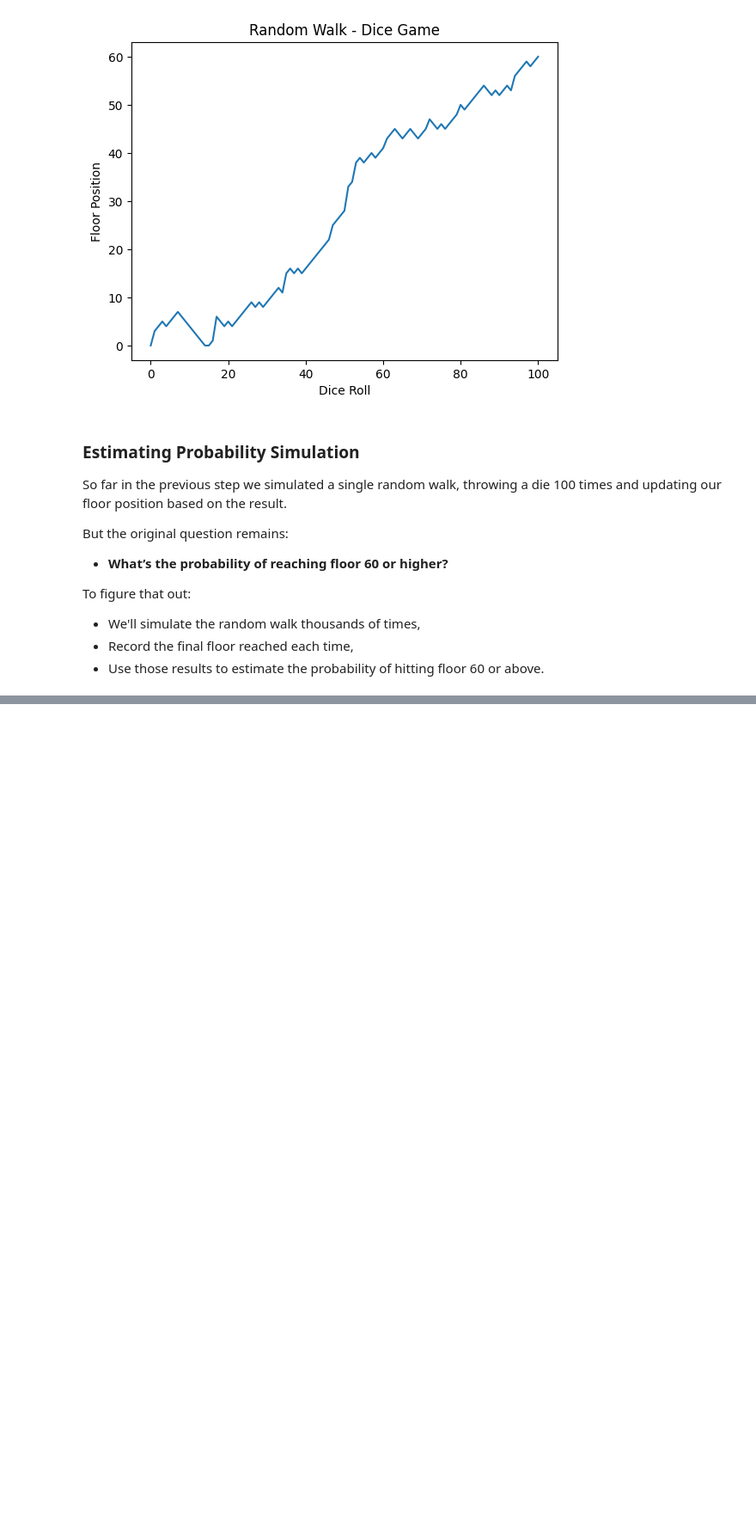
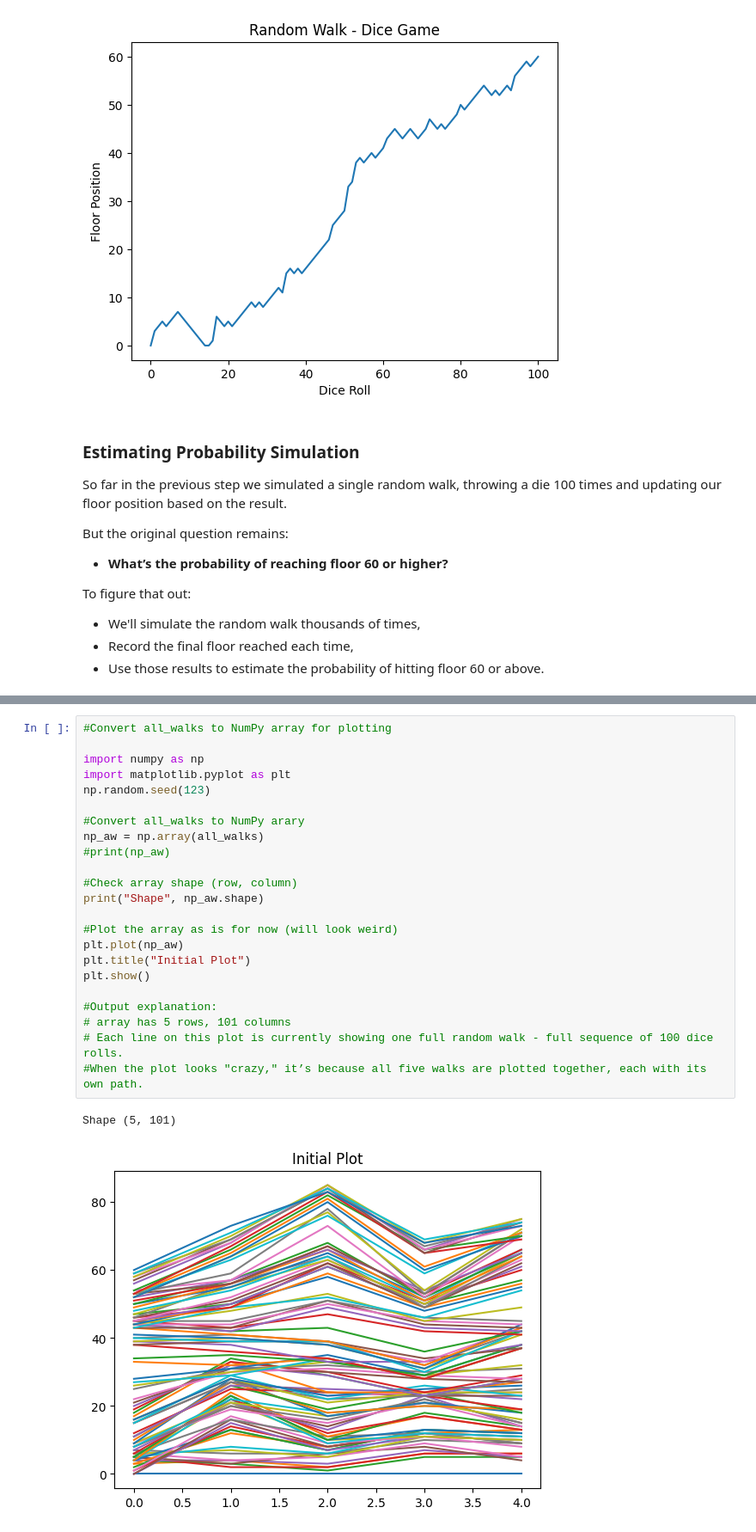
Before and after one commit to missyalienn/datacamp-python-notes, a Jupyter notebook: ch5_casestudy/case_study.ipynb, the cells around one changed output, grey strips where cells are left out. Shown at 86% size. Cells and saved outputs as stored; diff of their text form; blank space fills up the shorter version.

Commit message:
add code, notes, plots to simulate multiple random walks

```diff
--- a/ch5_casestudy/case_study.ipynb
+++ b/ch5_casestudy/case_study.ipynb
@@ -203,0 +251,26 @@ To figure that out:
+# %%
+#Convert all_walks to NumPy array for plotting
+
+import numpy as np
+import matplotlib.pyplot as plt
+np.random.seed(123)
+
+#Convert all_walks to NumPy arary
+np_aw = np.array(all_walks)
+#print(np_aw)
+
+#Check array shape (row, column)
+print("Shape", np_aw.shape)
+
+#Plot the array as is for now (will look weird)
+plt.plot(np_aw)
+plt.title("Initial Plot")
+plt.show()
+
+#Output explanation:
+# array has 5 rows, 101 columns
+# Each line on this plot is currently showing one full random walk - full sequence of 100 dice rolls.
+#When the plot looks "crazy," it’s because all five walks are plotted together, each with its own path.
+# %% [output]
+Shape (5, 101)
+[figure, added]
```
Also changed, not shown: parts of 5 cells of this notebook.
